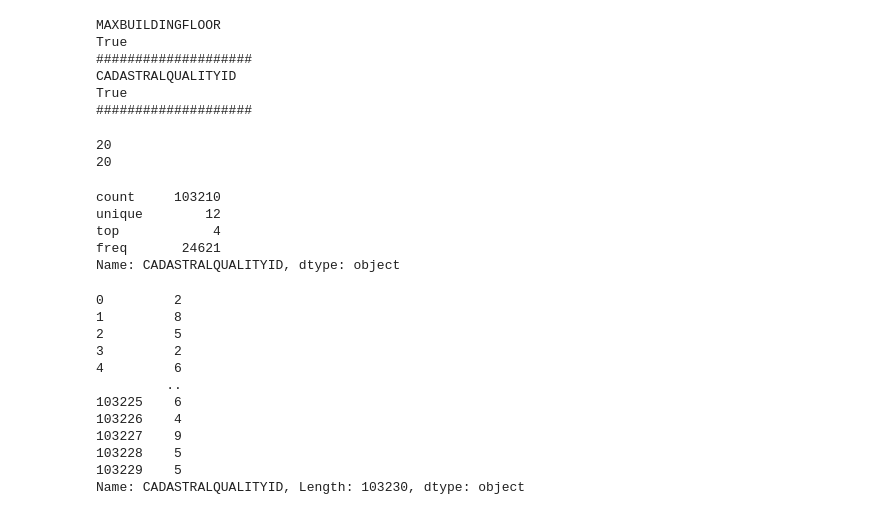
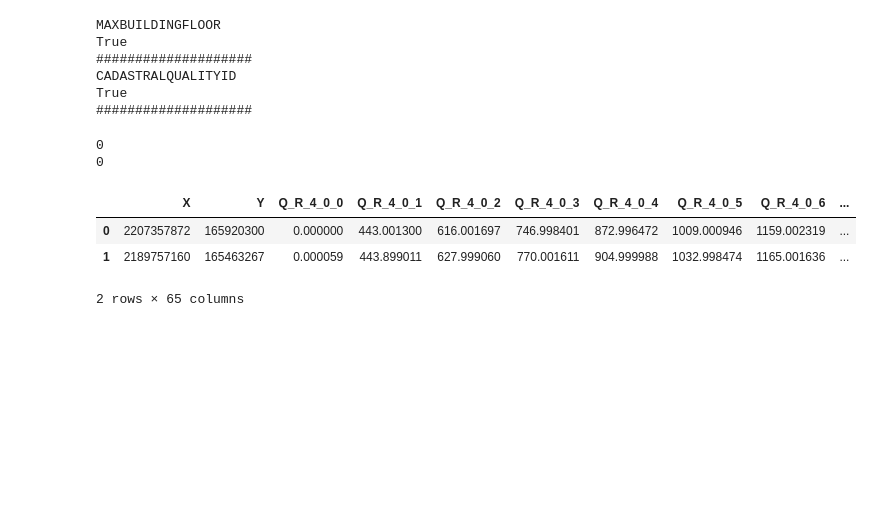
Before and after one commit to luisbalru/UniversityHack2020, a Jupyter notebook: eda.ipynb, the cells around one changed output. Cells and saved outputs as stored; diff of their text form; code cells hidden in the pictures; blank space fills up the shorter version.

Commit message:
adding PCA to dummies

```diff
--- a/eda.ipynb
+++ b/eda.ipynb
@@ -90,9 +90,9 @@ plt.show()
 ValueError: cannot convert float NaN to integer
 [figure]
 # %%
+id_data = data.ID
 data2 = data.drop([
-      'ID','CLASE'
-], axis=1)
+      'ID'], axis=1)
 sns.pairplot(data2)
 # %% [output]
 KeyboardInterrupt:
@@ -113,32 +112,12 @@ True
 CADASTRALQUALITYID
 True
 ####################
+# %%
+data2['CADASTRALQUALITYID'] = data2['CADASTRALQUALITYID'].fillna(data2['CADASTRALQUALITYID'].mode()[0])
+data2['MAXBUILDINGFLOOR'] = data2['MAXBUILDINGFLOOR'].fillna(data2['MAXBUILDINGFLOOR'].mode()[0])
 # %%
-print(np.sum(data['MAXBUILDINGFLOOR'].isnull().values == True))
-print(np.sum(data['CADASTRALQUALITYID'].isnull().values == True))
+print(np.sum(data2['MAXBUILDINGFLOOR'].isnull().values == True))
+print(np.sum(data2['CADASTRALQUALITYID'].isnull().values == True))
 # %% [output]
-20
-20
+0
+0
-# %%
-data['CADASTRALQUALITYID'].describe(include='all')
-# %% [output]
-count     103210
-unique        12
-top            4
-freq       24621
-Name: CADASTRALQUALITYID, dtype: object
-# %%
-data['CADASTRALQUALITYID']
-# %% [output]
-0         2
-1         8
-2         5
-3         2
-4         6
-         ..
-103225    6
-103226    4
-103227    9
-103228    5
-103229    5
-Name: CADASTRALQUALITYID, Length: 103230, dtype: object
@@ -144,0 +126,12 @@ Name: CADASTRALQUALITYID, Length: 103230, dtype: object
+# %%
+X = data2.iloc[:,0:54]
+y = data2.iloc[:,54:55]
+dummiesCID = pd.get_dummies(X.CADASTRALQUALITYID)
+X = X.drop(['CADASTRALQUALITYID'], axis=1)
+X = pd.concat([X,dummiesCID],axis=1)
+X.head(2)
+# %% [output]
+|  | X | Y | Q_R_4_0_0 | Q_R_4_0_1 | Q_R_4_0_2 | Q_R_4_0_3 | Q_R_4_0_4 | Q_R_4_0_5 | Q_R_4_0_6 | ... |
+| 0 | 2207357872 | 165920300 | 0.000000 | 443.001300 | 616.001697 | 746.998401 | 872.996472 | 1009.000946 | 1159.002319 | ... |
+| 1 | 2189757160 | 165463267 | 0.000059 | 443.899011 | 627.999060 | 770.001611 | 904.999988 | 1032.998474 | 1165.001636 | ... |
+2 rows × 65 columns
```
Also changed, not shown: parts of 2 cells of this notebook, 1 other file.
